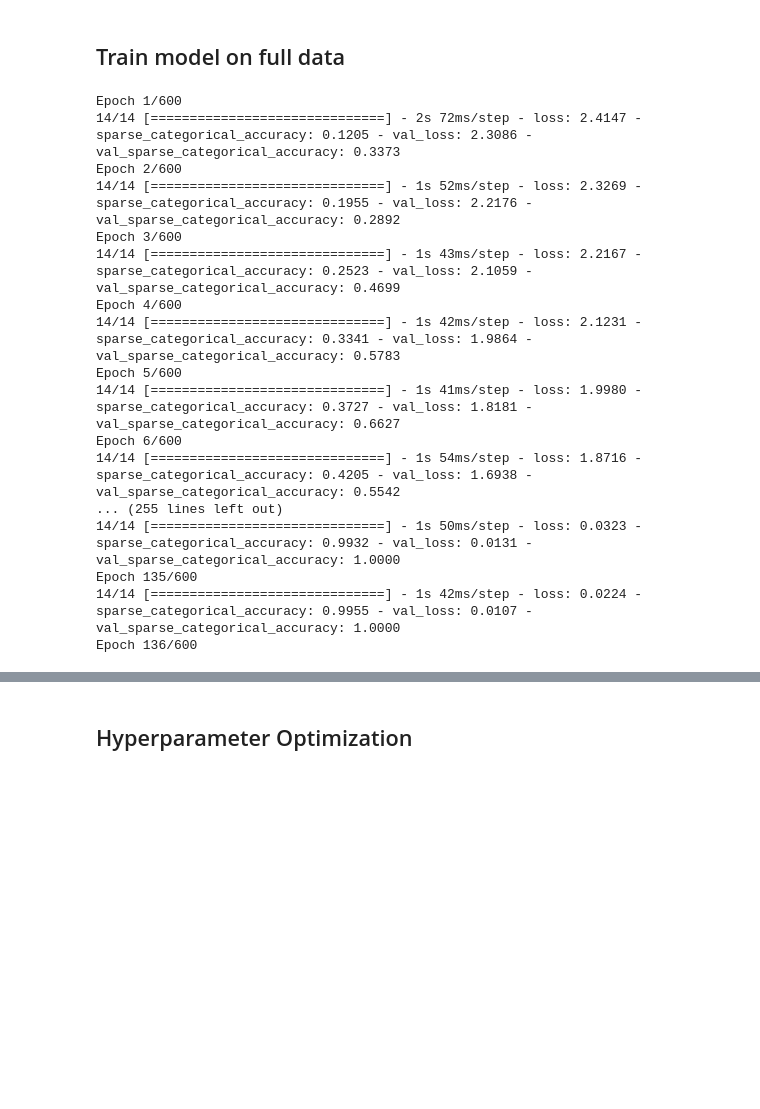
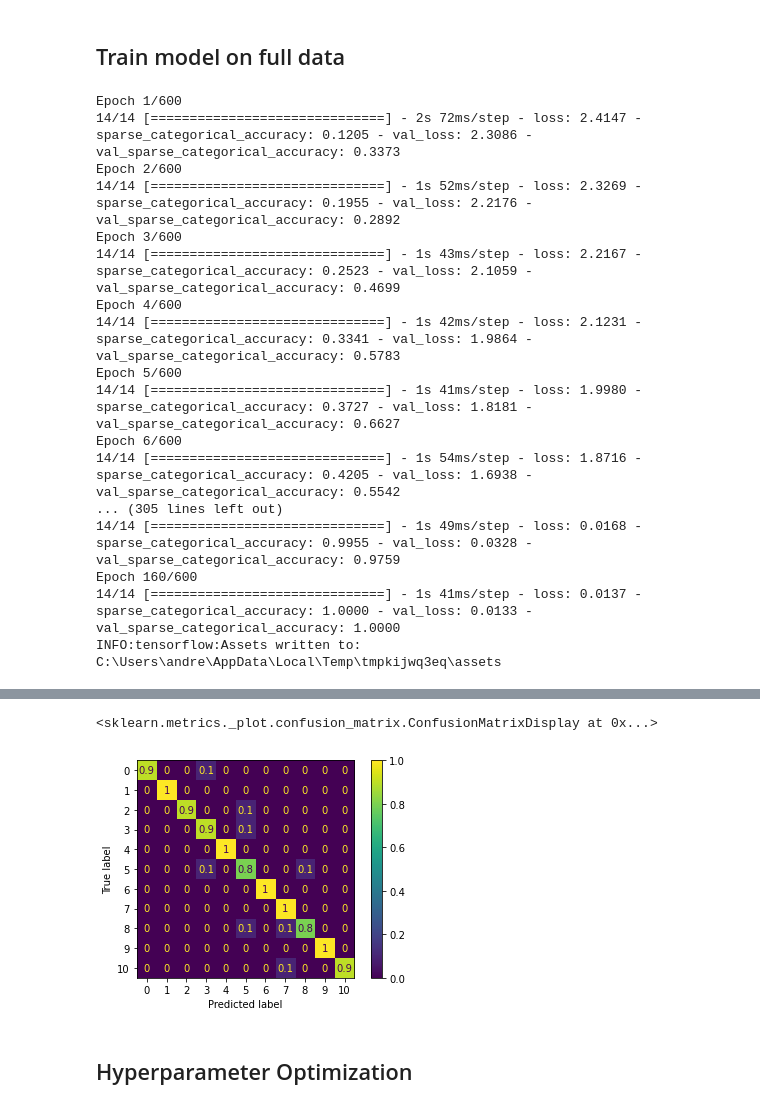
Before and after one commit to mitro99/ENGI301, a Jupyter notebook: project_01/testing/Training model.ipynb, the cells around one changed output, grey strips where cells are left out. Cells and saved outputs as stored; diff of their text form; code cells hidden in the pictures; blank space fills up the shorter version.

Commit message:
Added normal data

```diff
--- a/project_01/testing/Training model.ipynb
+++ b/project_01/testing/Training model.ipynb
@@ -73,6 +73,6 @@ for idx, gesture in enumerate(gestures):
         fulldata = fulldata.append(data)
         label = gesture
         labels.append(label)
-        del data, wavedata
+        #del data, wavedata
 
 labels = np.array(labels)
@@ -78,0 +95,2 @@ labels = np.array(labels)
+# %%
+fulldata = fulldata.iloc[0:, 0:6]
@@ -85,9 +140,9 @@ formatdata = pd.DataFrame()
 for idx, gesture in enumerate(gestures):
     for i in range(1, num_samples+1):
 
-        index = idx*num_samples*250 + (i-1) * 250
+        index = idx*num_samples*350 + (i-1) * 350
         #print(index, index+250)
-        dataf = normaldata.iloc[index:index+250].to_numpy().flatten().tolist()
+        dataf = normaldata.iloc[index:index+350].to_numpy().flatten().tolist()
         formatdata[idx*num_samples+i-1] = dataf
         del dataf
 
@@ -417,8 +494,23 @@ Epoch 5/600
 14/14 [==============================] - 1s 41ms/step - loss: 1.9980 - sparse_categorical_accuracy: 0.3727 - val_loss: 1.8181 - val_sparse_categorical_accuracy: 0.6627
 Epoch 6/600
 14/14 [==============================] - 1s 54ms/step - loss: 1.8716 - sparse_categorical_accuracy: 0.4205 - val_loss: 1.6938 - val_sparse_categorical_accuracy: 0.5542
-... (255 lines left out)
-14/14 [==============================] - 1s 50ms/step - loss: 0.0323 - sparse_categorical_accuracy: 0.9932 - val_loss: 0.0131 - val_sparse_categorical_accuracy: 1.0000
-Epoch 135/600
-14/14 [==============================] - 1s 42ms/step - loss: 0.0224 - sparse_categorical_accuracy: 0.9955 - val_loss: 0.0107 - val_sparse_categorical_accuracy: 1.0000
-Epoch 136/600
+... (305 lines left out)
+14/14 [==============================] - 1s 49ms/step - loss: 0.0168 - sparse_categorical_accuracy: 0.9955 - val_loss: 0.0328 - val_sparse_categorical_accuracy: 0.9759
+Epoch 160/600
+14/14 [==============================] - 1s 41ms/step - loss: 0.0137 - sparse_categorical_accuracy: 1.0000 - val_loss: 0.0133 - val_sparse_categorical_accuracy: 1.0000
+INFO:tensorflow:Assets written to: C:\Users\andre\AppData\Local\Temp\tmpkijwq3eq\assets
+# %%
+model.evaluate(X_val, y_val)
+
+from sklearn.metrics import confusion_matrix, ConfusionMatrixDisplay
+
+prediction = model.predict(X_val)
+prediction
+
+prediction_lbl = np.argmax(prediction, axis=1)
+test_lbl = y_val
+
+cm = confusion_matrix(test_lbl, prediction_lbl, normalize='true')
+disp = ConfusionMatrixDisplay(confusion_matrix=cm)
+disp.plot()
+# %% [output]
@@ -425,3 +518,5 @@ Epoch 136/600
+<sklearn.metrics._plot.confusion_matrix.ConfusionMatrixDisplay at 0x...>
+[figure, added]
 # %% [markdown]
 ## Hyperparameter Optimization
 # %%
```
Also changed, not shown: parts of 13 cells of this notebook, 2 other files.
